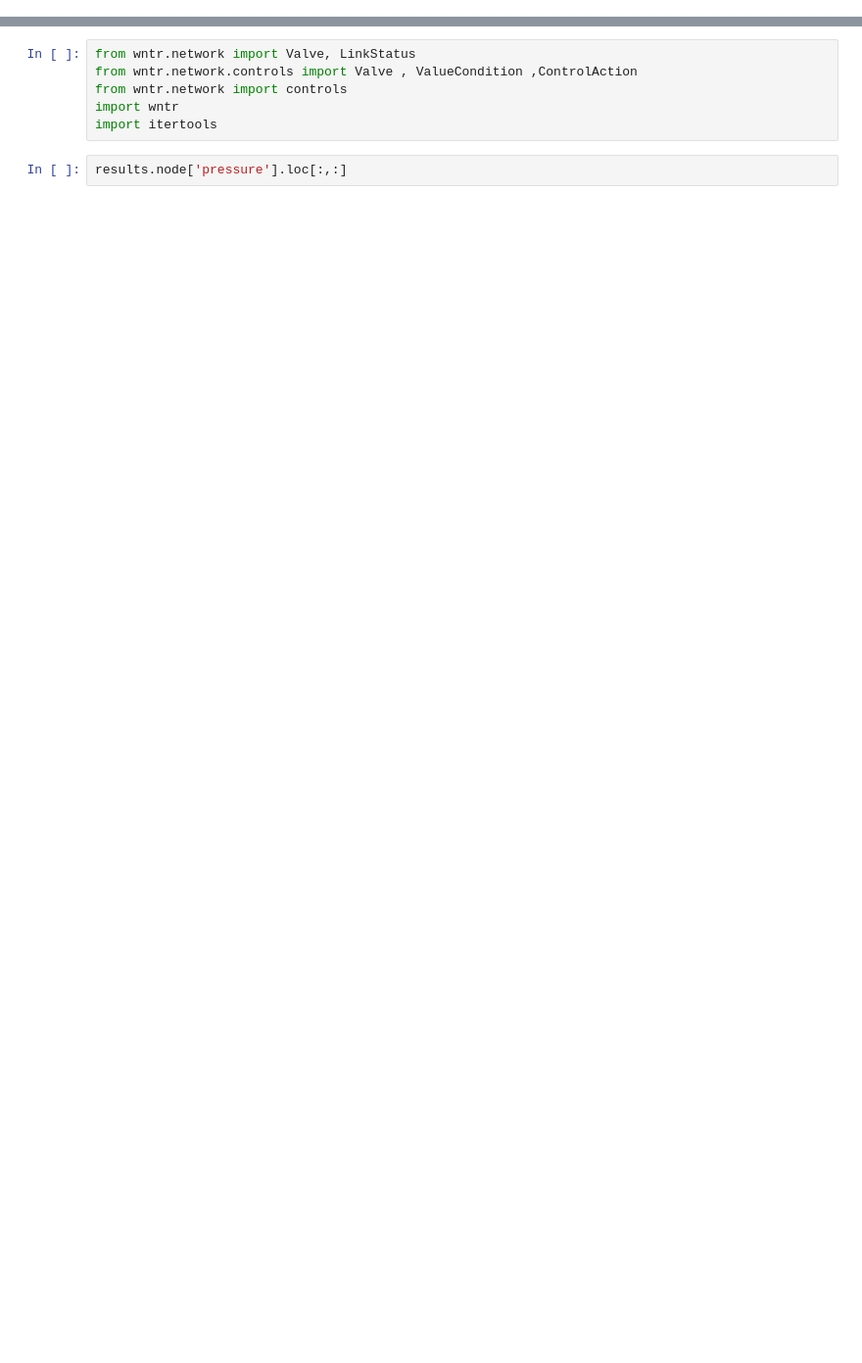
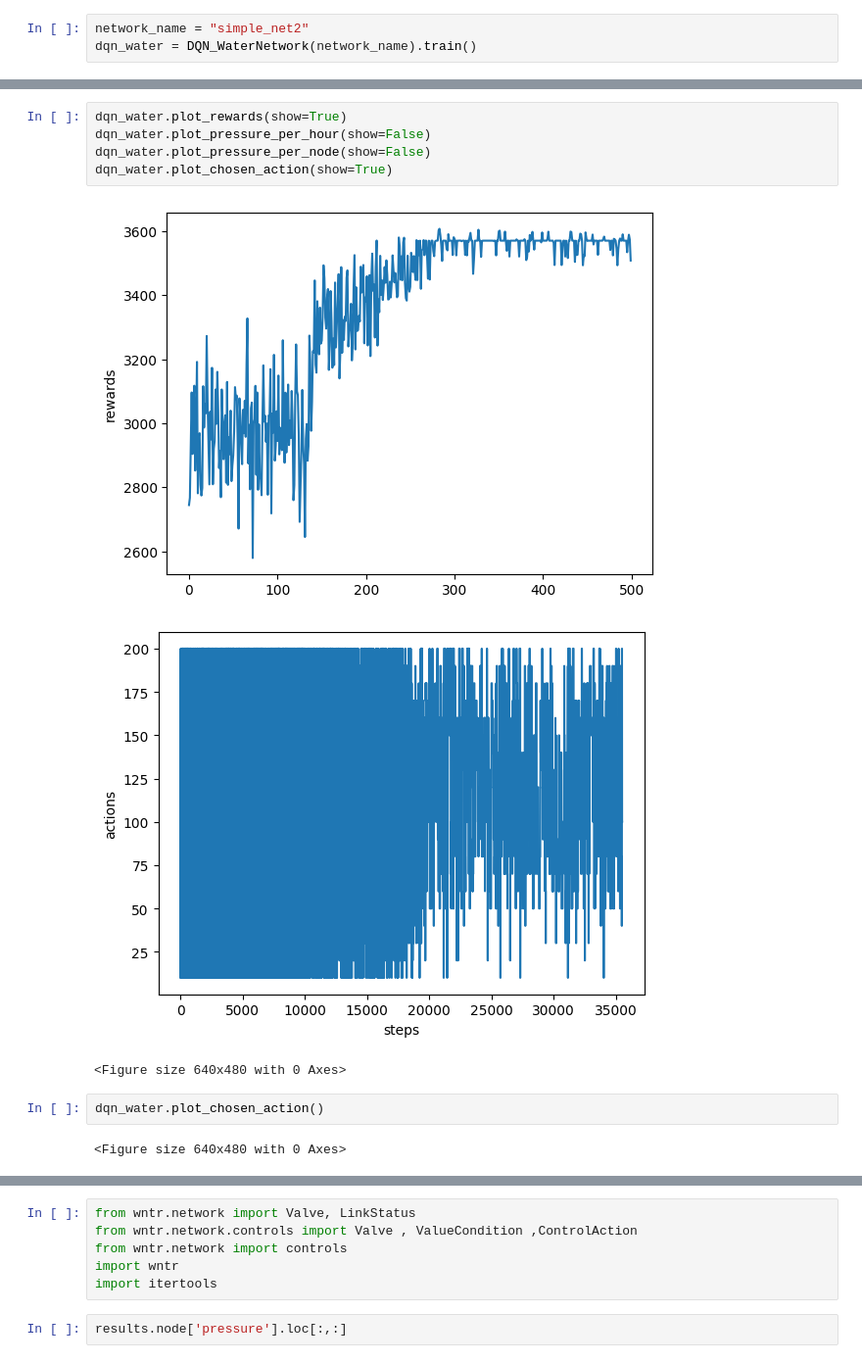
Before and after one commit to hoseinlook/WDN, a Jupyter notebook: project.ipynb, the cells around one changed output, grey strips where cells are left out. Shown at 98% size. Saved outputs shown, nothing was run; the diff lists cells and outputs as text; blank space fills up the shorter version.

```diff
--- a/project.ipynb
+++ b/project.ipynb
@@ -0,0 +9,3 @@
+# %%
+network_name = "simple_net2"
+dqn_water = DQN_WaterNetwork(network_name).train()
@@ -0,0 +44,13 @@
+# %%
+dqn_water.plot_rewards(show=True)
+dqn_water.plot_pressure_per_hour(show=False)
+dqn_water.plot_pressure_per_node(show=False)
+dqn_water.plot_chosen_action(show=True)
+# %% [output]
+[figure, added]
+[figure, added]
+<Figure size 640x480 with 0 Axes>
+# %%
+dqn_water.plot_chosen_action()
+# %% [output]
+<Figure size 640x480 with 0 Axes>
```
Also changed, not shown: parts of 30 cells of this notebook, 4 other files.
